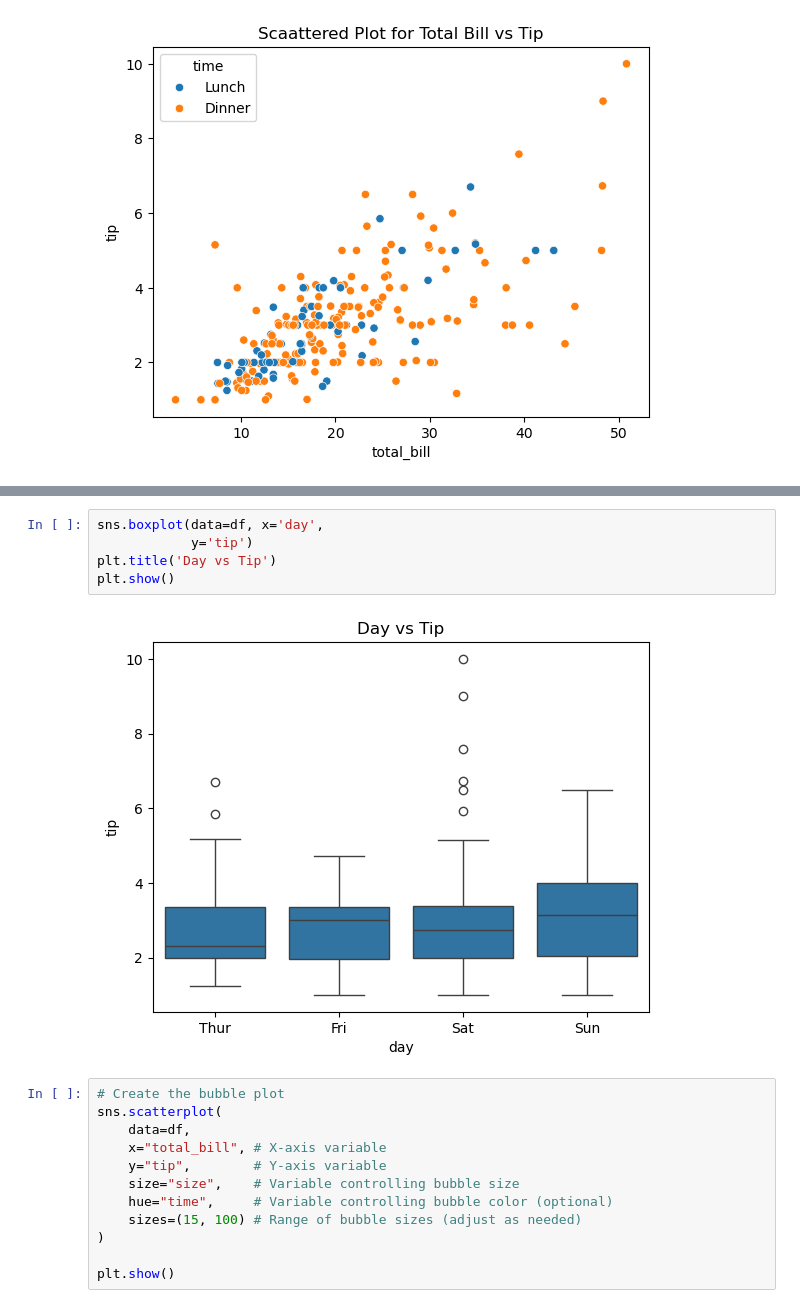
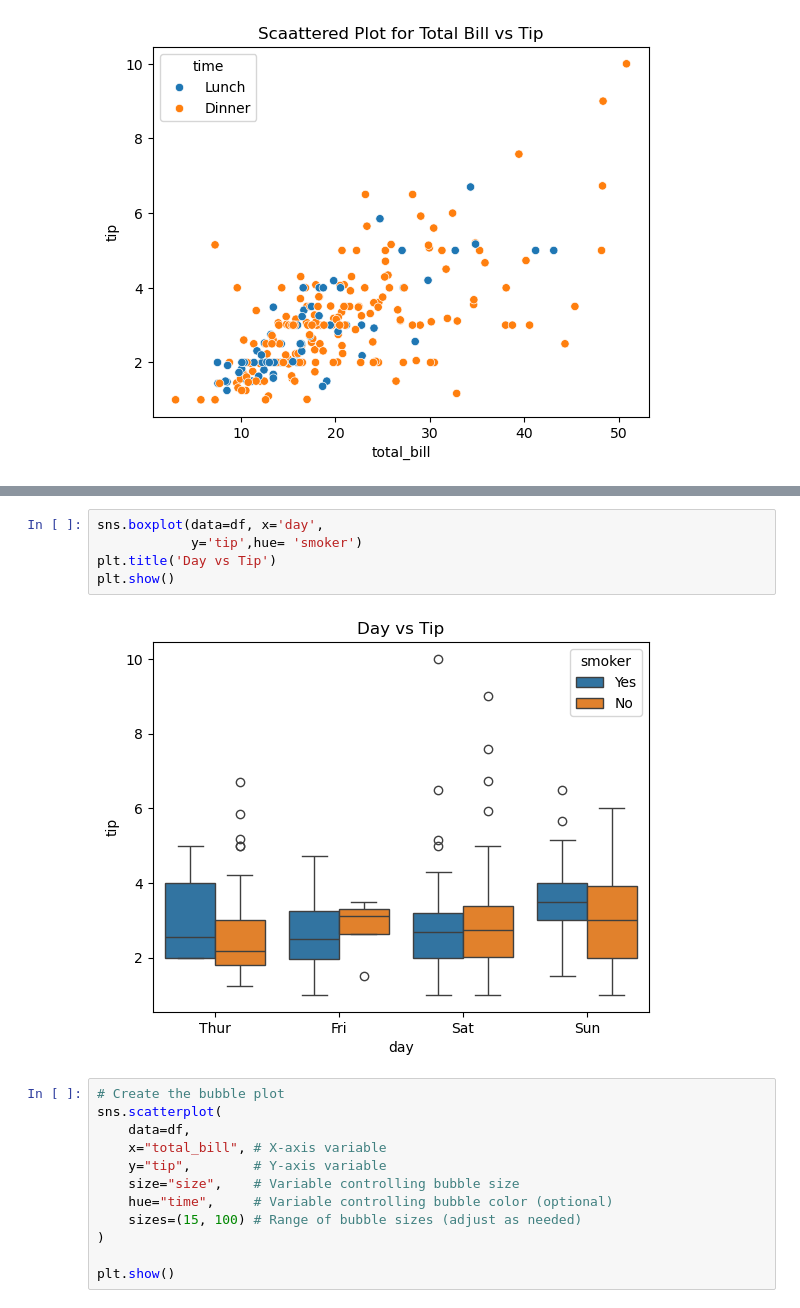
Before and after one commit to RoktimTaye/TIHAN-HYDRABAD-CLASSES, a Jupyter notebook: MODULE 1/Data_Visual_Lecture2.ipynb, the cells around one changed output, grey strips where cells are left out. Cells and saved outputs as stored; diff of their text form.

```diff
--- a/MODULE 1/Data_Visual_Lecture2.ipynb
+++ b/MODULE 1/Data_Visual_Lecture2.ipynb
@@ -72,10 +79,10 @@ plt.show()
 # %%
 sns.boxplot(data=df, x='day',
-            y='tip')
+            y='tip',hue= 'smoker')
 plt.title('Day vs Tip')
 plt.show()
 # %% [output]
-[figure, old version]
+[figure, new version]
 # %%
 # Create the bubble plot
 sns.scatterplot(
```
Also changed, not shown: parts of 1 cell of this notebook.
